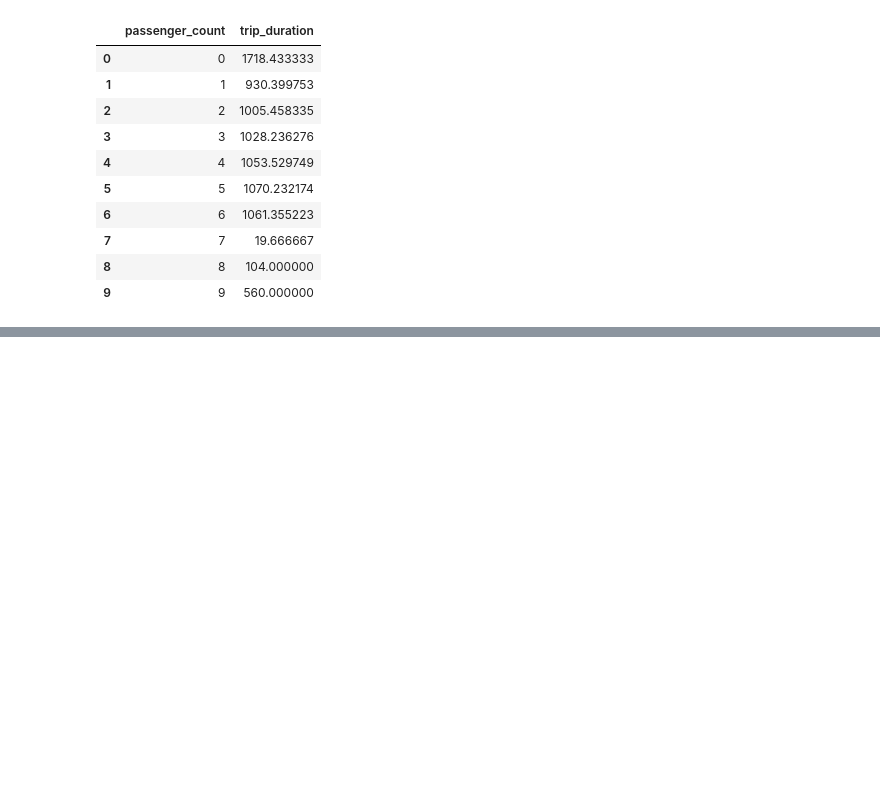
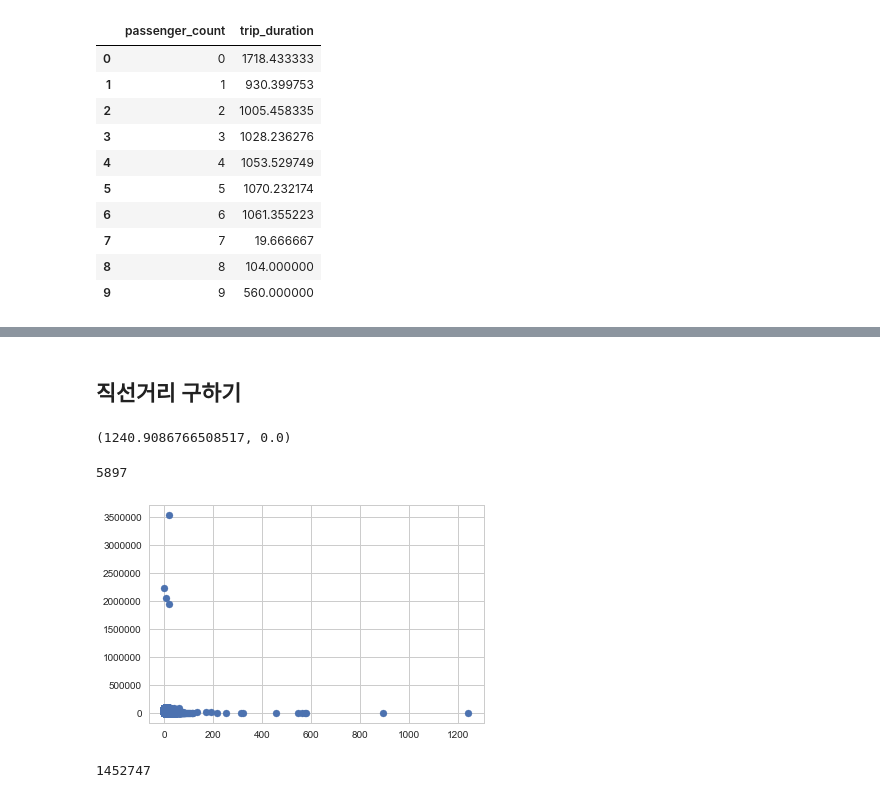
Before and after one commit to fairyofstats/taxi, a Jupyter notebook: kaggle_taxi_jisu.ipynb, the cells around one changed output, grey strips where cells are left out. Cells and saved outputs as stored; diff of their text form; code cells hidden in the pictures; blank space fills up the shorter version.

```diff
--- a/kaggle_taxi_jisu.ipynb
+++ b/kaggle_taxi_jisu.ipynb
@@ -175,0 +207,37 @@ taxi_passenger.groupby('passenger_count').agg('mean').reset_index()
+# %% [markdown]
+## 직선거리 구하기
+# %%
+## 직선거리 함수
+from math import cos, asin, sqrt
+def dist(lat1, lon1, lat2, lon2):
+    p = 0.017453292519943295     #Pi/180
+    a = 0.5 - cos((lat2 - lat1) * p)/2 + cos(lat1 * p) * cos(lat2 * p) * (1 - cos((lon2 - lon1) * p)) / 2
+    return 12742 * asin(sqrt(a))
+# %%
+## distance 칼럼 추가
+for i in range(len(taxi)):
+    lat1 = taxi['pickup_latitude'][i]
+    lon1 = taxi['pickup_longitude'][i]
+    lat2 = taxi['dropoff_latitude'][i]
+    lon2 = taxi['dropoff_longitude'][i]
+    taxi.at[i, 'distance'] = dist(lat1, lon1, lat2, lon2)
+# %%
+taxi['distance'].max(), taxi['distance'].min()  ## 직선거리 최대, 최소
+# %% [output]
+(1240.9086766508517, 0.0)
+# %%
+len(taxi.loc[taxi.distance == 0]) ## 직선거리가 0인 경우
+# %% [output]
+5897
+# %%
+plt.scatter(taxi['distance'], taxi['trip_duration'])  ## distance와 trip_duration의 scatterplot
+plt.show()
+# %% [output]
+[figure, added]
+# %%
+## distance가 0인 데이터 제거
+taxi.loc[taxi.distance == 0, 'distance'] = np.nan
+taxi.dropna(inplace=True)
+len(taxi)
+# %% [output]
+1452747
```
Also changed, not shown: parts of 15 cells of this notebook.
